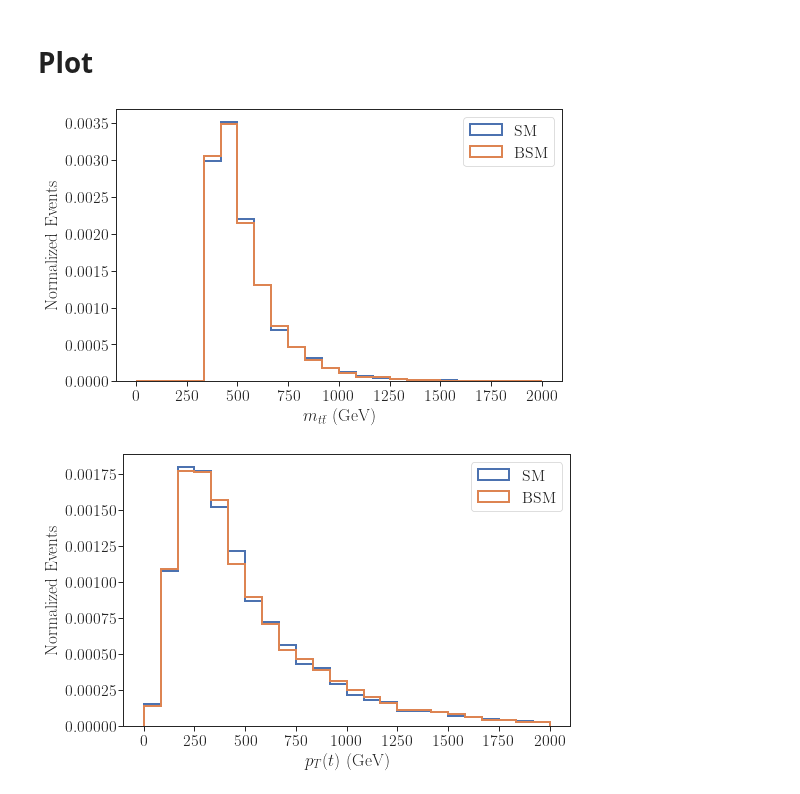
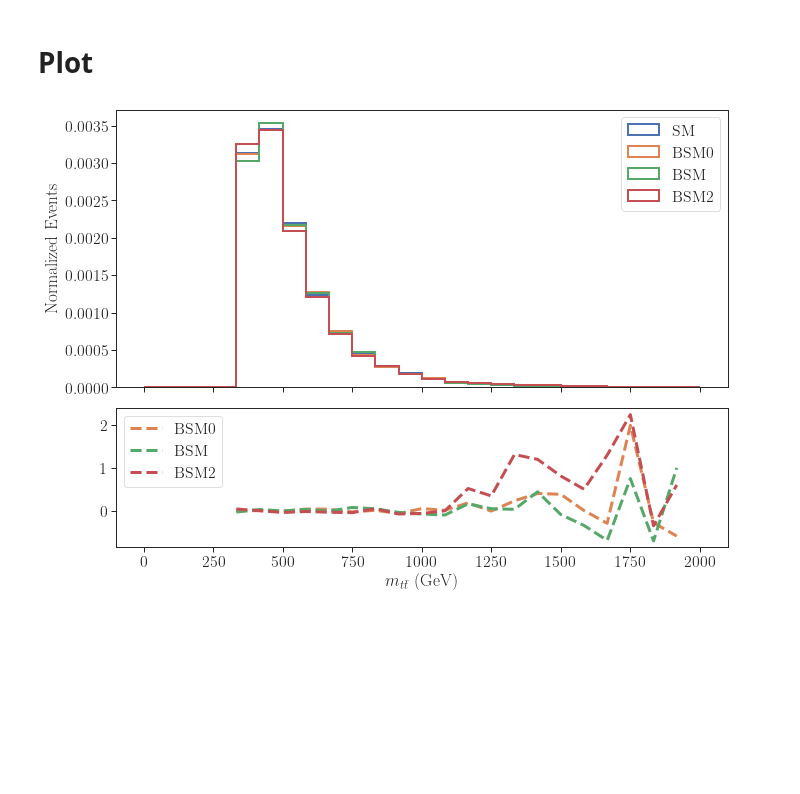
Before and after one commit to andlessa/SMStoEFT, a Jupyter notebook: notebooks/plots-TT.ipynb, the cells around one changed output. Saved outputs shown, nothing was run; the diff lists cells and outputs as text; code cells hidden in the pictures; blank space fills up the shorter version.

```diff
--- a/notebooks/plots-TT.ipynb
+++ b/notebooks/plots-TT.ipynb
@@ -70,29 +73,28 @@ for mod,r in events.items():
         pT.append(max(np.linalg.norm(pA[0:3]),np.linalg.norm(pB[0:3])))
         mTT.append(np.sqrt((pA[-1]+pB[-1])**2-np.linalg.norm(pA[0:3]+pB[0:3])**2))
     mtt[mod] = {'pT' : pT, 'mTT' : mTT}
-# %%
-fig = plt.figure(figsize=(8,5))
-bins = np.linspace(0.,2000.,25)
-for mod in mtt:
-    plt.hist(mtt[mod]['mTT'],label=mod,bins=bins,
-             density=True,histtype='step',linewidth=2)
-# plt.yscale('log')
-plt.xlabel(r'$m_{t\bar{t}}$ (GeV)')
-plt.ylabel('Normalized Events')
-plt.legend()
-plt.show()
-# %% [output]
-[figure, removed]
-# %%
-fig = plt.figure(figsize=(8,5))
-bins = np.linspace(0.,2000.,25)
-for mod in mtt:
-    plt.hist(mtt[mod]['pT'],label=mod,bins=bins,
-             density=True,histtype='step',linewidth=2)
-# plt.yscale('log')
-plt.xlabel(r'$p_T(t)$ (GeV)')
-plt.ylabel('Normalized Events')
-plt.legend()
-plt.show()
-# %% [output]
-[figure, removed]
+# %%
+colors = {label : sns.color_palette('deep')[i] for i,label in enumerate(mtt.keys())}
+f, axarr = plt.subplots(2,sharex=True, gridspec_kw = {'height_ratios':[2, 1]},figsize=(10,8))
+plt.subplots_adjust(left=0.12, bottom=0.12, right=0.97, top=None, wspace=None, hspace=0.1)
+bins = np.linspace(0.,2000.,25)
+weights = {}
+
+for mod in mtt:
+    w,b,_ = axarr[0].hist(mtt[mod]['mTT'],label=mod,bins=bins,
+             density=True,histtype='step',linewidth=2,color=colors[mod])
+    weights[mod]= w
+
+for mod,w in weights.items():
+    if mod == 'SM' : continue
+    ratio = (w[1:]-weights['SM'][1:])/weights['SM'][1:]
+    axarr[1].plot(b[1:-1],ratio,linewidth=3.0,linestyle='--',
+                          label=mod,c=colors[mod])
+# plt.yscale('log')
+axarr[1].set_xlabel(r'$m_{t\bar{t}}$ (GeV)')
+axarr[0].set_ylabel('Normalized Events')
+axarr[0].legend()
+axarr[1].legend()
+plt.show()
+# %% [output]
+[figure, added]
```
Also changed, not shown: parts of 2 cells of this notebook, 5 other files.
